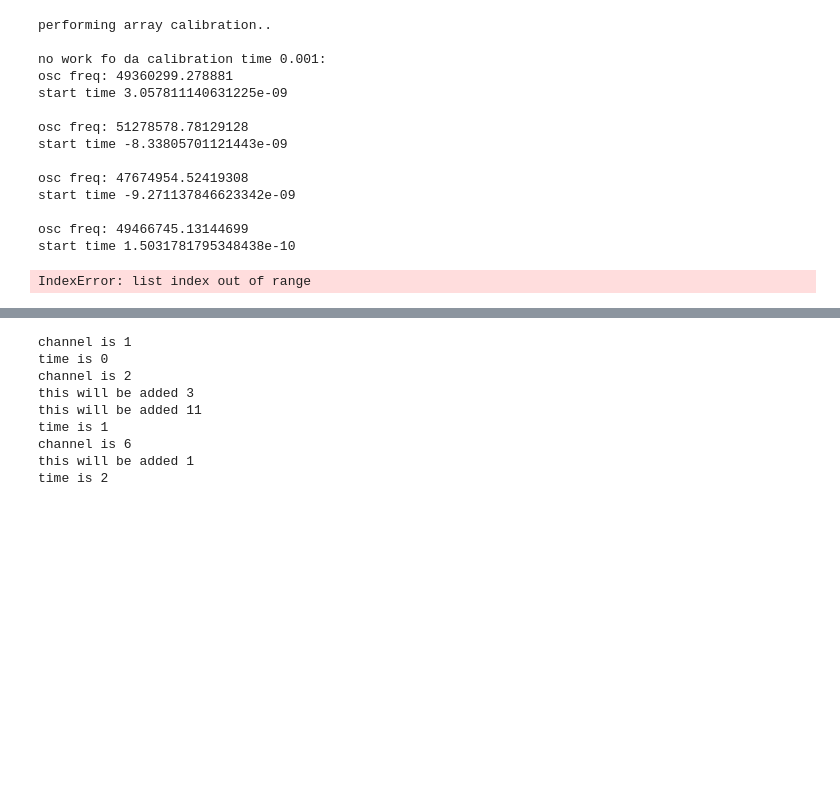
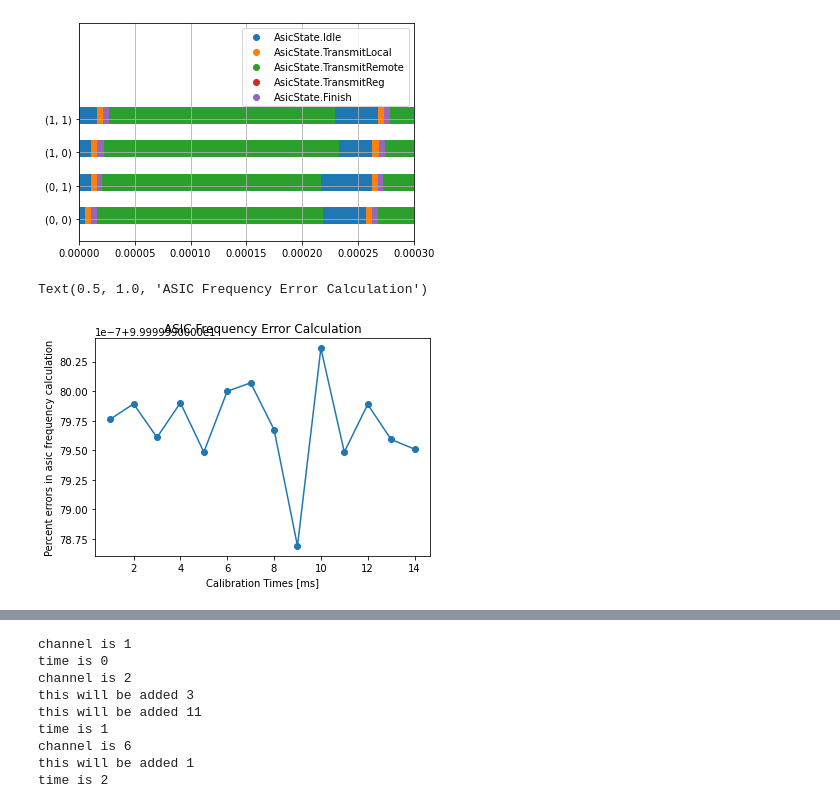
Before and after one commit to vsheb/qpix-digital, a Jupyter notebook: simulation-software/ArrayNotebook.ipynb, the cells around one changed output, grey strips where cells are left out. Drawn from its saved outputs; the diff is of its cells as text; code cells hidden in the pictures; blank space fills up the shorter version.

```diff
--- a/simulation-software/ArrayNotebook.ipynb
+++ b/simulation-software/ArrayNotebook.ipynb
@@ -30,3 +38,8 @@ TypeError: AsicConfig.__init__() missing 2 required positional arguments: 'Enabl
+# %%
+# unit test this based on duration of time out?
+qparray.viewAsicState(qpa)
+# %% [output]
+[figure, added]
 # %%
 import QpixAsicArray as qparray
 from QpixAsic import QPByte, ProcQueue
@@ -45,7 +58,7 @@ CalibrateThroughTimes = np.arange(1, 15) * 1e-3
 freq = {}
 
 for number, CalTime in enumerate(CalibrateThroughTimes):
-    q = qparray.QpixAsicArray(row, col, debug = 0., deltaT = 1e-6, timeEpsilon = 2e-6, timeout=1000)
+    q = qparray.QpixAsicArray(row, col, debug = 0., deltaT = 1e-6, timeEpsilon = 2e-6)
     q.Calibrate(CalTime)
 
     guessFrq = {}
@@ -86,8 +99,6 @@ plot = np.zeros((len(CalibrateThroughTimes)))
 for runs in range(len(CalibrateThroughTimes)):
     somethingcreative = []
     for key in Keys:
-        # print(key)
-        # print(np.absolute(PercDiffArray[key][runs]))
         somethingcreative.append(np.absolute(PercDiffArray[key][runs]))
     plot[runs] = sum(somethingcreative) / len(Keys);
 
@@ -96,21 +107,8 @@ p.xlabel('Calibration Times [ms]')
 p.ylabel('Percent errors in asic frequency calculation')
 p.title('ASIC Frequency Error Calculation')
 # %% [output]
-performing array calibration..
-
-no work fo da calibration time 0.001:
-osc freq: 49360299.278881
-start time 3.057811140631225e-09
-
-osc freq: 51278578.78129128
-start time -8.33805701121443e-09
-
-osc freq: 47674954.52419308
-start time -9.271137846623342e-09
-
-osc freq: 49466745.13144699
-start time 1.5031781795348438e-10
+Text(0.5, 1.0, 'ASIC Frequency Error Calculation')
-IndexError: list index out of range
+[figure, added]
 # %%
 ## THIS PROBLEM CAN PROBABLY SOLVED BY MESSING WITH THE TIMEOUT TIME
 from mpl_toolkits import mplot3d
```
Also changed, not shown: parts of 5 cells of this notebook, 3 other files.
